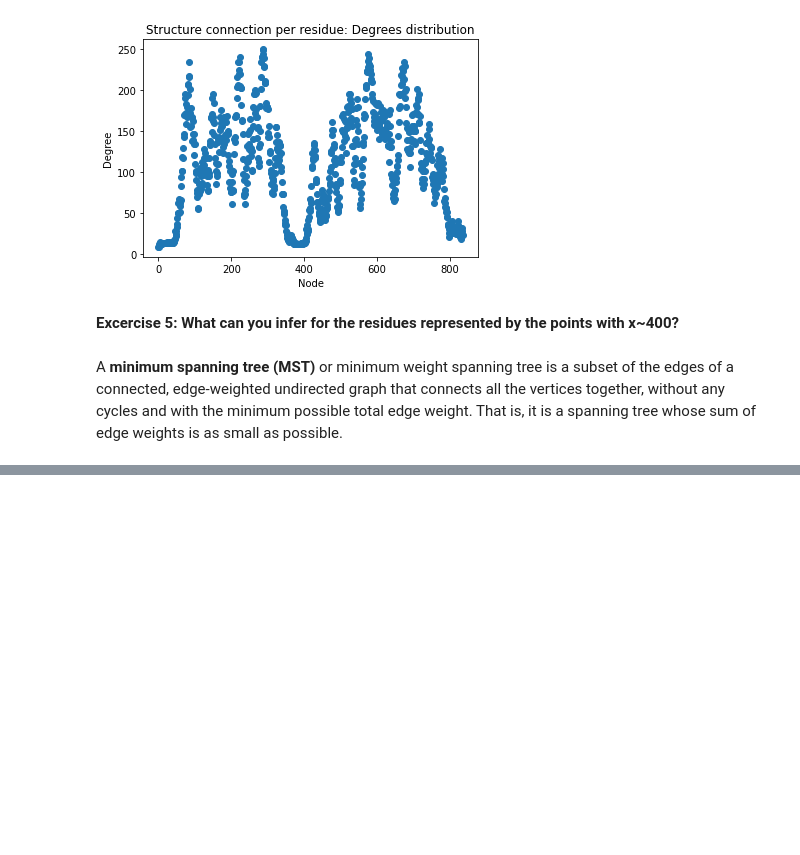
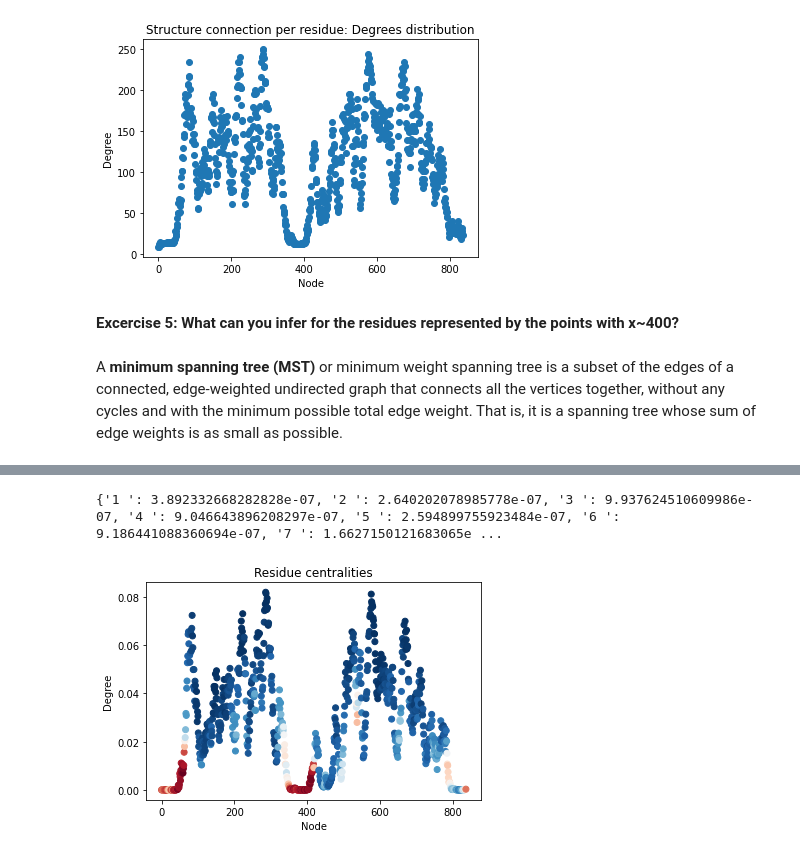
Before and after one commit to clacri/iucr2020_compschool, a Jupyter notebook: massimo_graphs/Networkx.ipynb, the cells around one changed output, grey strips where cells are left out. Saved outputs shown, nothing was run; the diff lists cells and outputs as text; code cells hidden in the pictures; blank space fills up the shorter version.

```diff
--- a/massimo_graphs/Networkx.ipynb
+++ b/massimo_graphs/Networkx.ipynb
@@ -494,0 +532,5 @@ draw_3D_graph(T)
+# %%
+plot_centrality(H, typec="eigen", use_weight=True)
+# %% [output]
+{'1 ': 3.892332668282828e-07, '2 ': 2.640202078985778e-07, '3 ': 9.937624510609986e-07, '4 ': 9.046643896208297e-07, '5 ': 2.594899755923484e-07, '6 ': 9.186441088360694e-07, '7 ': 1.6627150121683065e ...
+[figure, added]
```
Also changed, not shown: parts of 33 cells of this notebook.
